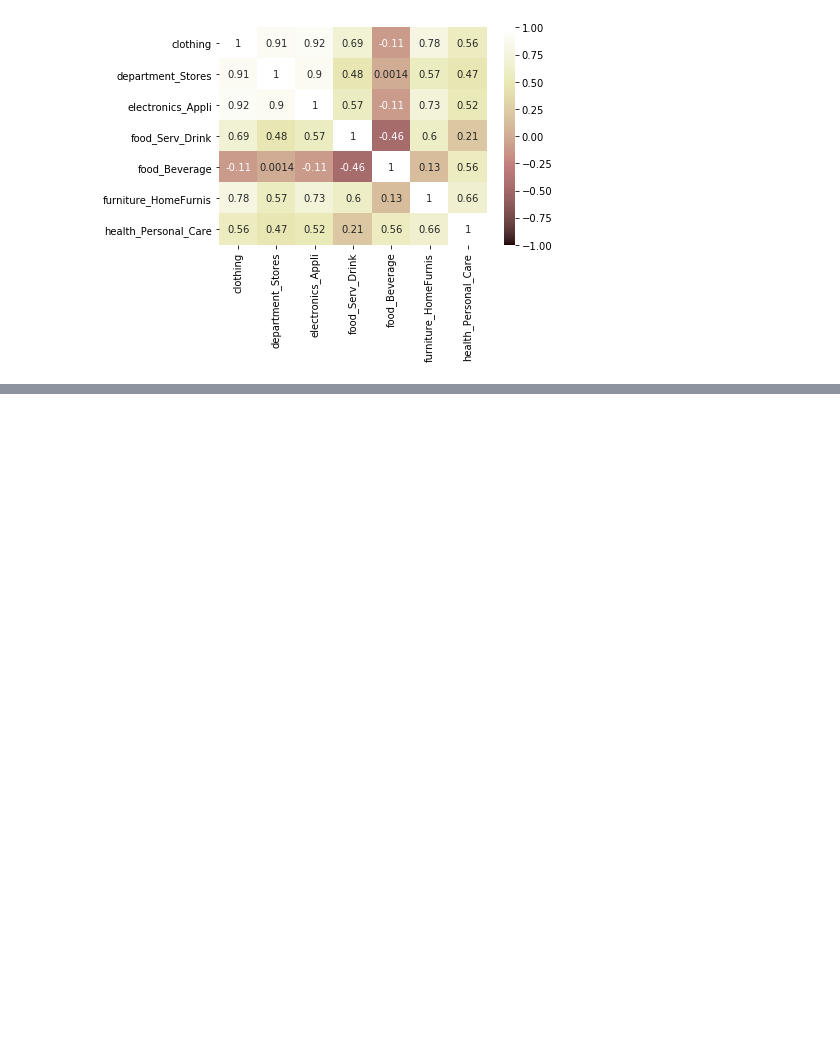
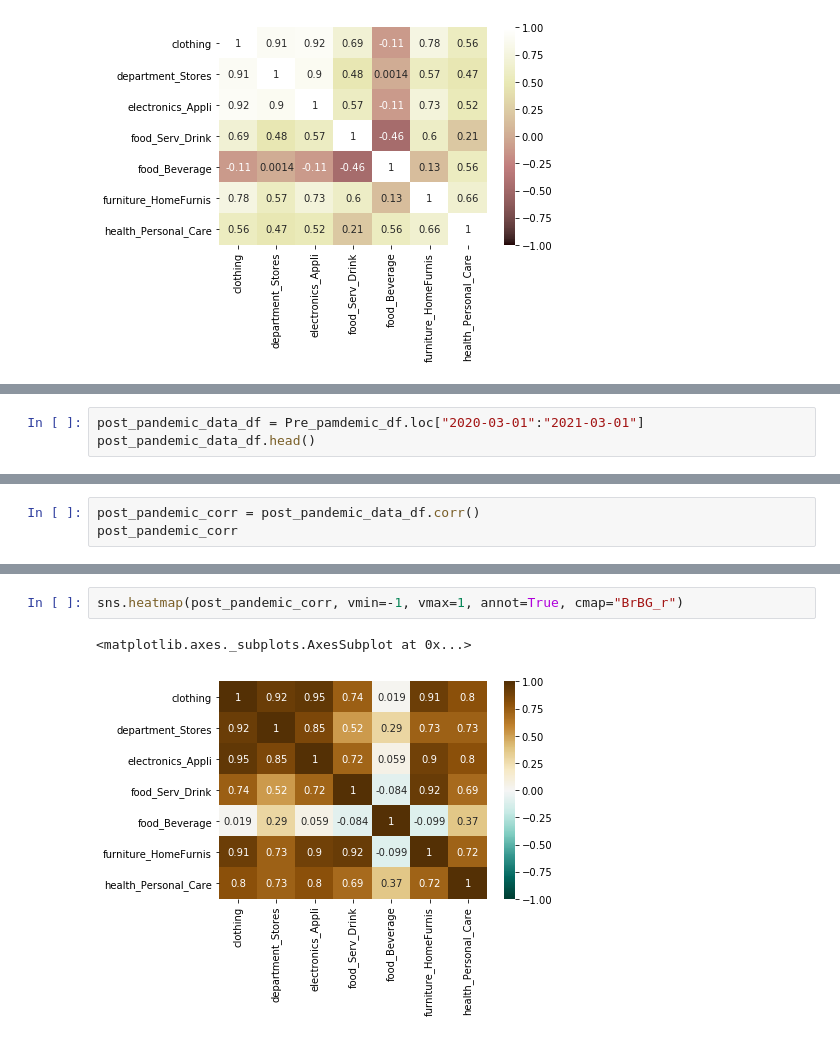
Before and after one commit to Billieo/pandemic_pandas, a Jupyter notebook: notebooks/Billie.ipynb, the cells around one changed output, grey strips where cells are left out. Cells and saved outputs as stored; diff of their text form; blank space fills up the shorter version.

```diff
--- a/notebooks/Billie.ipynb
+++ b/notebooks/Billie.ipynb
@@ -163,0 +243,3 @@ Pre_pandemic = retail_combined_df[]
+# %%
+post_pandemic_data_df = Pre_pamdemic_df.loc["2020-03-01":"2021-03-01"]
+post_pandemic_data_df.head()
@@ -163,0 +254,3 @@ Pre_pandemic = retail_combined_df[]
+# %%
+post_pandemic_corr = post_pandemic_data_df.corr()
+post_pandemic_corr
@@ -163,0 +266,5 @@ Pre_pandemic = retail_combined_df[]
+# %%
+sns.heatmap(post_pandemic_corr, vmin=-1, vmax=1, annot=True, cmap="BrBG_r")
+# %% [output]
+<matplotlib.axes._subplots.AxesSubplot at 0x...>
+[figure, added]
```
Also changed, not shown: parts of 14 cells of this notebook, 1 other file.
